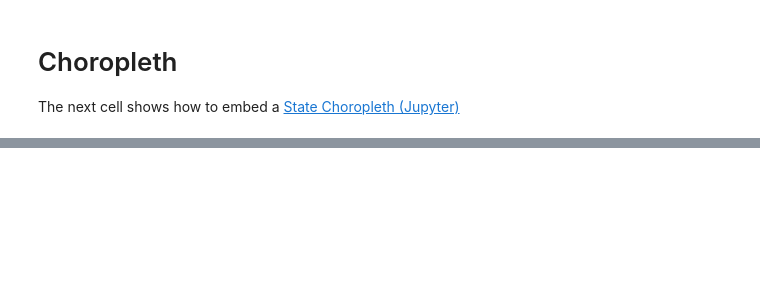
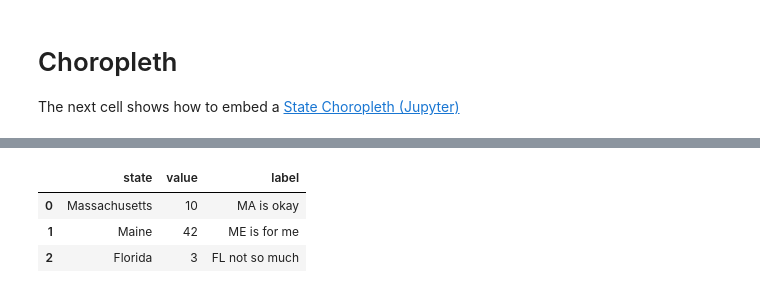
Before and after one commit to mguner/summer-2022, a Jupyter notebook: 05d-observable-maps.ipynb, the cells around one changed output, grey strips where cells are left out. Saved outputs shown, nothing was run; the diff lists cells and outputs as text; code cells hidden in the pictures; blank space fills up the shorter version.

```diff
--- a/05d-observable-maps.ipynb
+++ b/05d-observable-maps.ipynb
@@ -148,0 +151,10 @@ embed('@pbogden/state-choropleth-jupyter', inputs={"source": data, "w": "800px"}
+# %%
+df = pd.DataFrame([{"state": "Massachusetts", "value": 10, "label": "MA is okay"},
+                   {"state": "Maine", "value": 42, "label": "ME is for me"},
+                   {"state": "Florida", "value": 3, "label": "FL not so much"}])
+df
+# %% [output]
+|  | state | value | label |
+| 0 | Massachusetts | 10 | MA is okay |
+| 1 | Maine | 42 | ME is for me |
+| 2 | Florida | 3 | FL not so much |
```
Also changed, not shown: parts of 5 cells of this notebook.
